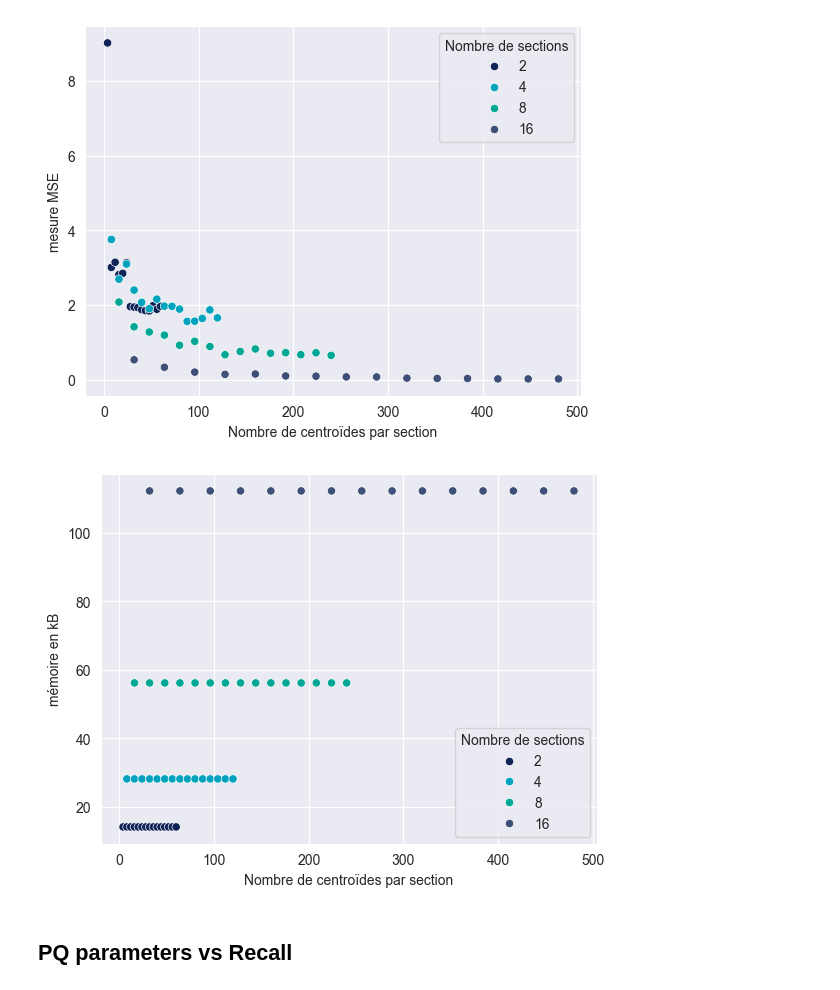
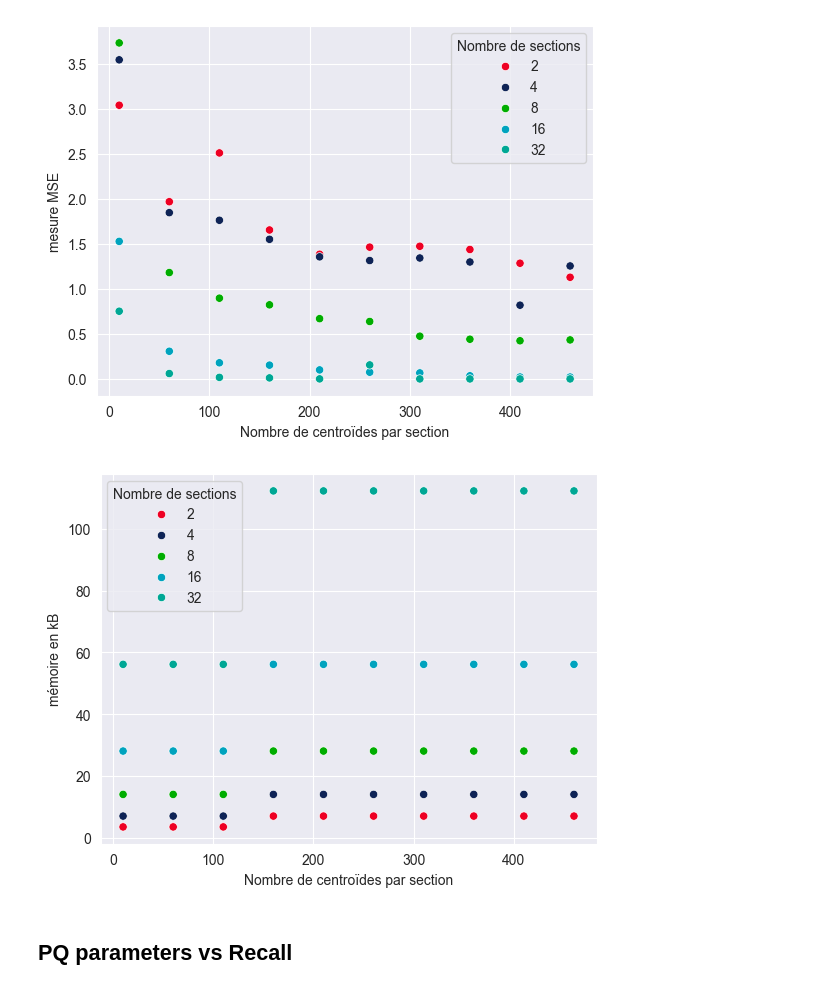
Before and after one commit to AurelienMassiot/simple_vector_db, a Jupyter notebook: notebooks/01_Product_quantization_bench.ipynb, the cells around one changed output. Cells and saved outputs as stored; diff of their text form; code cells hidden in the pictures.

```diff
--- a/notebooks/01_Product_quantization_bench.ipynb
+++ b/notebooks/01_Product_quantization_bench.ipynb
@@ -14,0 +27,18 @@ import seaborn as sns
+# %%
+
+import numpy as np
+
+def taille_memoire(entier):
+    if np.iinfo(np.int8).min <= entier <= np.iinfo(np.int8).max:
+        return np.dtype(np.int8).itemsize
+    elif np.iinfo(np.int16).min <= entier <= np.iinfo(np.int16).max:
+        return np.dtype(np.int16).itemsize
+    elif np.iinfo(np.int32).min <= entier <= np.iinfo(np.int32).max:
+        return np.dtype(np.int32).itemsize
+    elif np.iinfo(np.int64).min <= entier <= np.iinfo(np.int64).max:
+        return np.dtype(np.int64).itemsize
+    else:
+        return None
+
+
+taille_memoire(9000000)
@@ -17,22 +50,22 @@ vectors_to_quantize = load_digits().data
 # %%
-m_chunks_list = range(2, 32, 2)
+m_chunks_list = list(range(4, 64,4))
 res = []
-for m_chunk in m_chunks_list:
-    k_centroids_list = np.array(range(2, 32, 2)) * m_chunk
+for m_chunk in [2]+m_chunks_list:
+    k_centroids_list = np.array(range(10, 500,25))
     for k_centroids in k_centroids_list:
         try:
             quantizer = VectorQuantizer(m_chunks=m_chunk, nb_subspace_centroids=k_centroids)
             quantized_vectors = quantizer.quantize_vectors(vectors_to_quantize)
-            print(m_chunk, k_centroids, (vectors_to_quantize.size * vectors_to_quantize.itemsize) / 1024,
-                  (quantized_vectors.size * quantized_vectors.itemsize) / 1024)
+            #print(m_chunk, k_centroids, (vectors_to_quantize.size * vectors_to_quantize.itemsize) / 1024,
+            #      (quantized_vectors.size * quantized_vectors.itemsize) / 1024)
             rebuilt_vector = quantizer.rebuild_vector(quantized_vectors[0])
             compression_mse = mean_squared_error(vectors_to_quantize[0], rebuilt_vector)
             res.append(
                 {"Nombre de sections": m_chunk, "Nombre de centroïdes par section": k_centroids,
                  "mesure MSE": compression_mse,
-                 "mémoire en kB": (quantized_vectors.size * quantized_vectors.itemsize) / 1024})
+                 "mémoire en kB": (len(quantized_vectors) * m_chunk * taille_memoire(k_centroids)) / 1024})
         except ValueError:
             print(m_chunk, k_centroids, "ERROR")
-
-res = pd.DataFrame(res)
+        res_df = pd.DataFrame(res)
+        res_df.to_csv("../figures/quantization_mse_vs_params_FMNIST.csv")
 # %% [output]
@@ -81,24 +157,20 @@ res
 # %%
-#sns.kdeplot(data = res,x = "m_chunk", y = 'k_centroids',hue = "mse", fill = True)
-#sns.set_style("whitegrid")
-#colors = ["#4AB8CB", "#0C1944", "#737E9A", "#1293B0", "#505C7E","#0E2356"]
-colors = ["#0E2356","#00A3BE","#00A795","#3E4F78","#33B5CB","#33B9AA","#33BD33","#6E7B9A","#66C8D8","#66CABF","#66CE66"]
-# Set your custom color palette
+colors = ["#EE0023", "#0E2356", "#00AD00", "#00A3BE", "#00A795", "#FFE300", "#FF6200", "#9A78F0", "#9FA7BB", "#F899A7"]
 custom_palette = sns.color_palette(colors)
 # %%
-sns_plot = sns.scatterplot(data=res, x="Nombre de centroïdes par section", y="mesure MSE", hue="Nombre de sections",
+sns_plot = sns.scatterplot(data=res_df, x="Nombre de centroïdes par section", y="mesure MSE", hue="Nombre de sections",
                            palette=custom_palette)
 fig = sns_plot.get_figure()
 fig.savefig("../figures/mse_vs_params.png")
 # %% [output]
-[figure, old version]
+[figure, new version]
 # %%
-sns_plot = sns.scatterplot(data=res, x="Nombre de centroïdes par section", y="mémoire en kB", hue="Nombre de sections",
+sns_plot = sns.scatterplot(data=res_df, x="Nombre de centroïdes par section", y="mémoire en kB", hue="Nombre de sections",
                            palette=custom_palette)
 fig = sns_plot.get_figure()
 fig.savefig("../figures/memory_vs_params.png")
 # %% [output]
-[figure, old version]
+[figure, new version]
 # %% [markdown]
 ## PQ parameters vs Recall
 # %%
```
Also changed, not shown: parts of 15 cells of this notebook, 6 other files.
